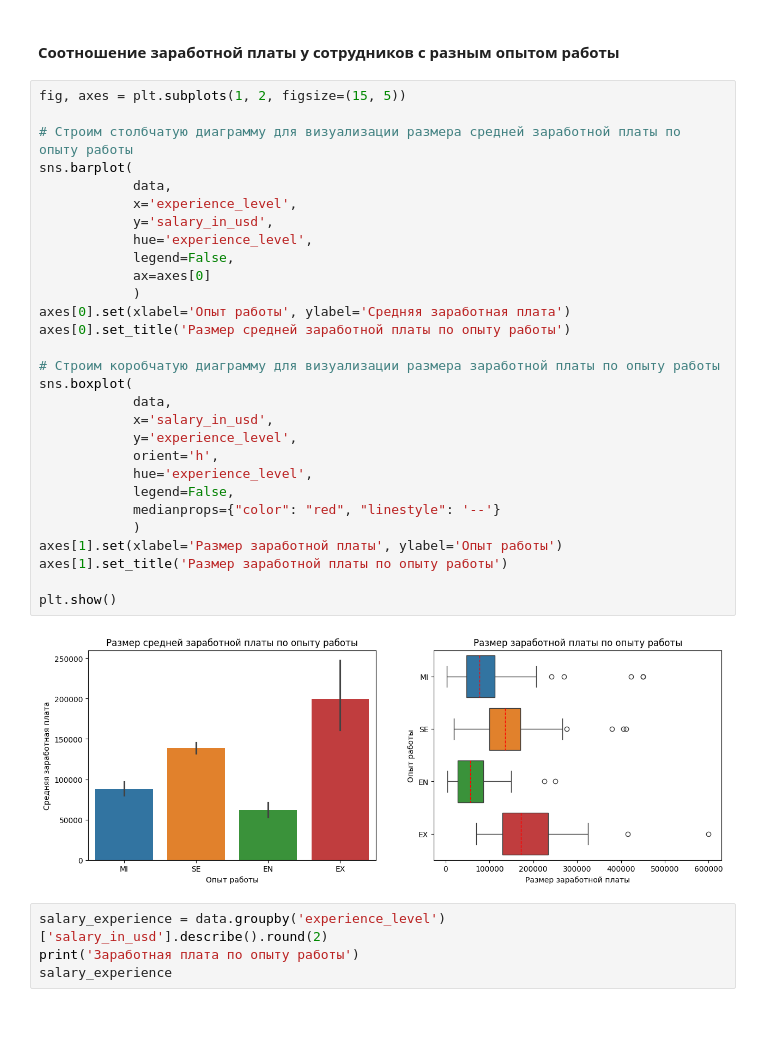
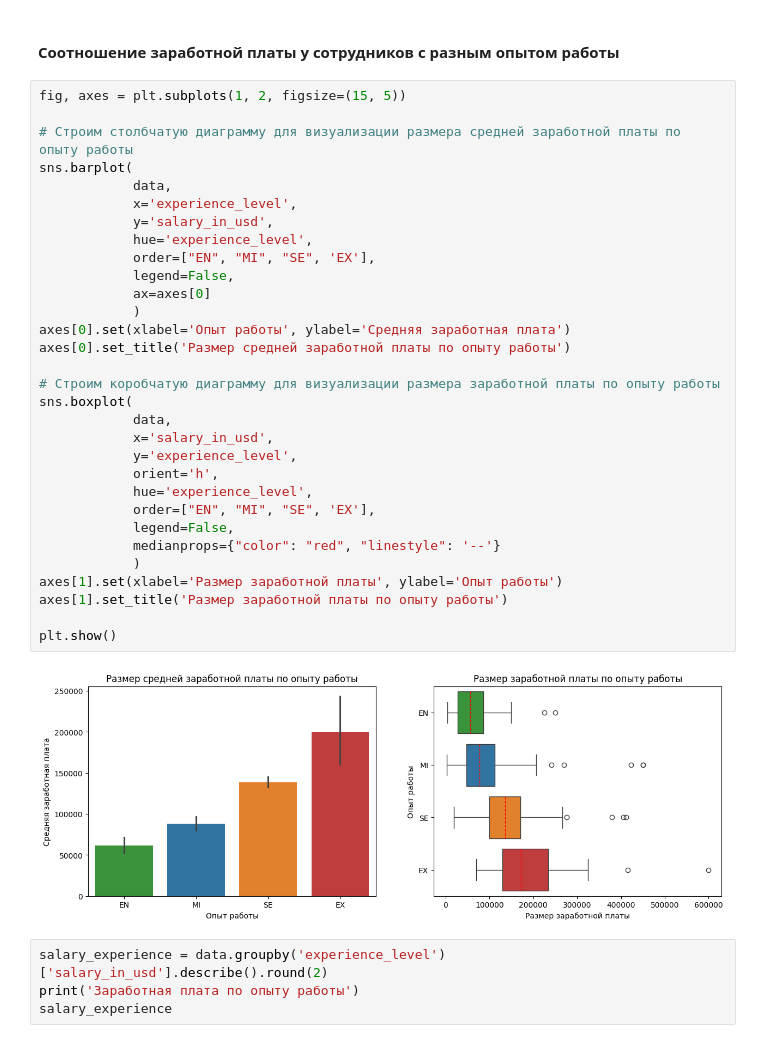
Before and after one commit to LNarnia/new_DS, a Jupyter notebook: Skillfactory/EDA_4/Исследование_данных_HR_агенства.ipynb, the cells around one changed output. Saved outputs shown, nothing was run; the diff lists cells and outputs as text.

```diff
--- a/Skillfactory/EDA_4/Исследование_данных_HR_агенства.ipynb
+++ b/Skillfactory/EDA_4/Исследование_данных_HR_агенства.ipynb
@@ -255,34 +255,36 @@ Text(0.5, 1.0, 'Распределение опыта работы среди с
 # %%
 fig, axes = plt.subplots(1, 2, figsize=(15, 5))
 
 # Строим столбчатую диаграмму для визуализации размера средней заработной платы по опыту работы
 sns.barplot(
             data,
             x='experience_level',
             y='salary_in_usd',
             hue='experience_level',
+            order=["EN", "MI", "SE", 'EX'],
             legend=False,
             ax=axes[0]
             )
 axes[0].set(xlabel='Опыт работы', ylabel='Средняя заработная плата')
 axes[0].set_title('Размер средней заработной платы по опыту работы')
 
 # Строим коробчатую диаграмму для визуализации размера заработной платы по опыту работы
 sns.boxplot(
             data,
             x='salary_in_usd',
             y='experience_level',
             orient='h',
             hue='experience_level',
+            order=["EN", "MI", "SE", 'EX'],
             legend=False,
             medianprops={"color": "red", "linestyle": '--'}
             )
 axes[1].set(xlabel='Размер заработной платы', ylabel='Опыт работы')
 axes[1].set_title('Размер заработной платы по опыту работы')
 
 plt.show()
 # %% [output]
-[figure, old version]
+[figure, new version]
 # %%
 salary_experience = data.groupby('experience_level')['salary_in_usd'].describe().round(2)
 print('Заработная плата по опыту работы')
```
Also changed, not shown: parts of 31 cells of this notebook.
